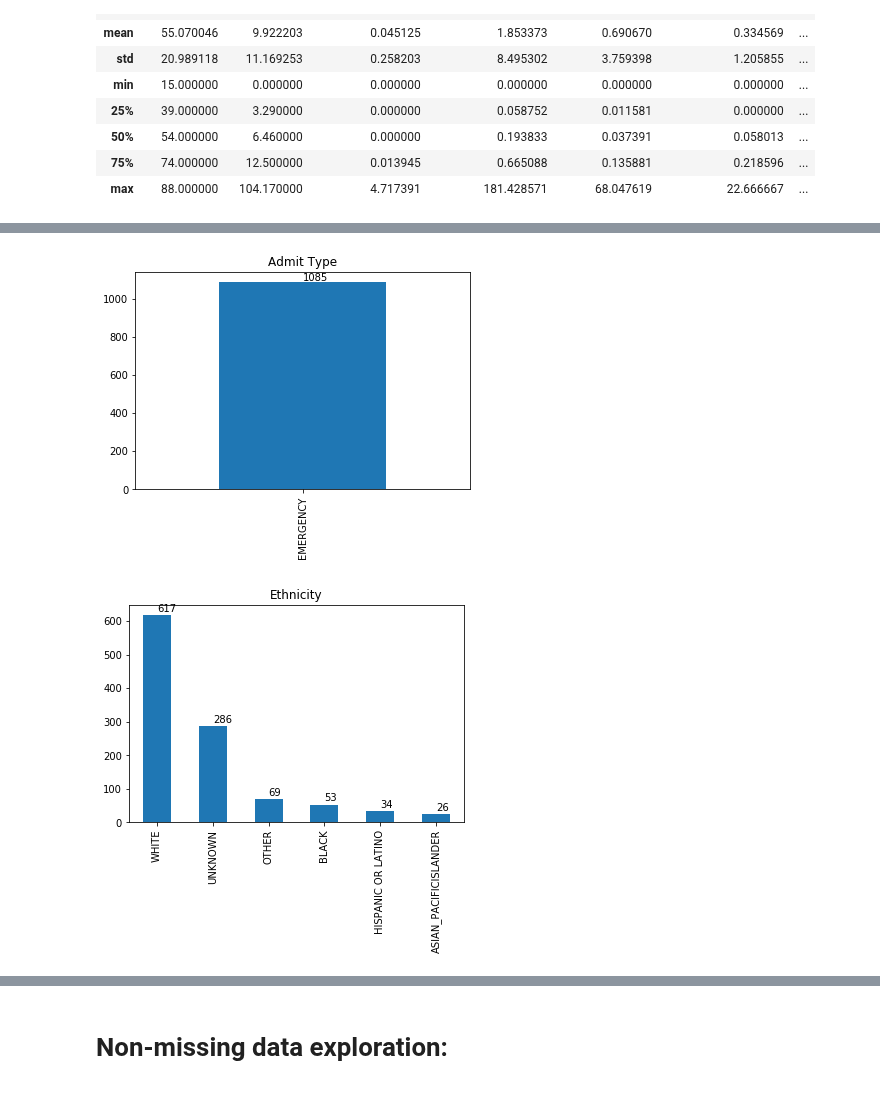
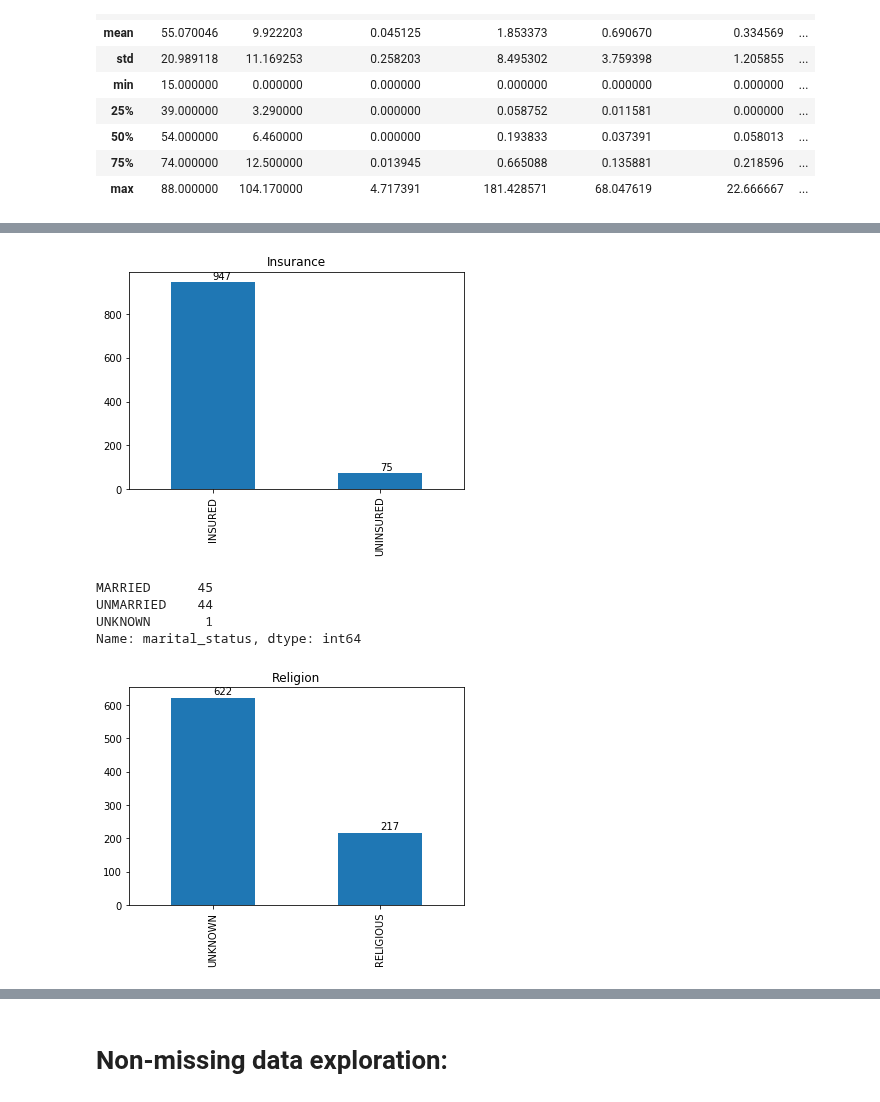
Before and after one commit to derek-y-lee/uclabiostat-thesis, a Jupyter notebook: los-prediction.ipynb, the cells around one changed output, grey strips where cells are left out. Cells and saved outputs as stored; diff of their text form; code cells hidden in the pictures.

```diff
--- a/los-prediction.ipynb
+++ b/los-prediction.ipynb
@@ -353,8 +396,8 @@ import matplotlib.pylab as plt
 %matplotlib inline
 
 
-(raw_er_missing_alive.gender).value_counts().plot(kind='bar')
-for index, value in enumerate(raw_er_missing_alive.gender.value_counts()):
+(nooutlier_missing.gender).value_counts().plot(kind='bar')
+for index, value in enumerate(nooutlier_missing.gender.value_counts()):
     plt.text(index, value+10, str(value))
     plt.title("Missing Gender")
 # %% [output]
@@ -373,0 +417,5 @@ Text(0.5, 1.0, 'LOS in Days')
+# %%
+(nooutlier_missing.admit_type).value_counts().plot(kind='bar')
+for index, value in enumerate(nooutlier_missing.admit_type.value_counts()):
+    plt.text(index, value+10, str(value))
+    plt.title("Admit Type")
@@ -374,6 +424,6 @@ Text(0.5, 1.0, 'LOS in Days')
 # %%
-(raw_er_missing_alive.LOSgroupNum).value_counts().plot(kind='bar')
-for index, value in enumerate(raw_er_missing_alive.LOSgroupNum.value_counts()):
+(nooutlier_missing.ethnicity).value_counts().plot(kind='bar')
+for index, value in enumerate(nooutlier_missing.ethnicity.value_counts()):
     plt.text(index, value+10, str(value))
-    plt.title("LOS Group Num")
+    plt.title("Ethnicity")
 # %% [output]
@@ -381,14 +431,21 @@ for index, value in enumerate(raw_er_missing_alive.LOSgroupNum.value_counts()):
 # %%
-(raw_er_missing_alive.admit_type).value_counts().plot(kind='bar')
-for index, value in enumerate(raw_er_missing_alive.admit_type.value_counts()):
+(nooutlier_missing.insurance).value_counts().plot(kind='bar')
+for index, value in enumerate(nooutlier_missing.insurance.value_counts()):
     plt.text(index, value+10, str(value))
-    plt.title("Admit Type")
+    plt.title("Insurance")
 # %% [output]
-[figure, old version]
+[figure, new version]
+# %%
+nooutlier_missing.marital_status.value_counts()
+# %% [output]
+MARRIED      45
+UNMARRIED    44
+UNKNOWN       1
+Name: marital_status, dtype: int64
 # %%
-(raw_er_missing_alive.ethnicity).value_counts().plot(kind='bar')
-for index, value in enumerate(raw_er_missing_alive.ethnicity.value_counts()):
+(nooutlier_missing.religion).value_counts().plot(kind='bar')
+for index, value in enumerate(nooutlier_missing.religion.value_counts()):
     plt.text(index, value+10, str(value))
-    plt.title("Ethnicity")
+    plt.title("Religion")
 # %% [output]
-[figure, old version]
+[figure, new version]
```
Also changed, not shown: parts of 154 cells of this notebook.
